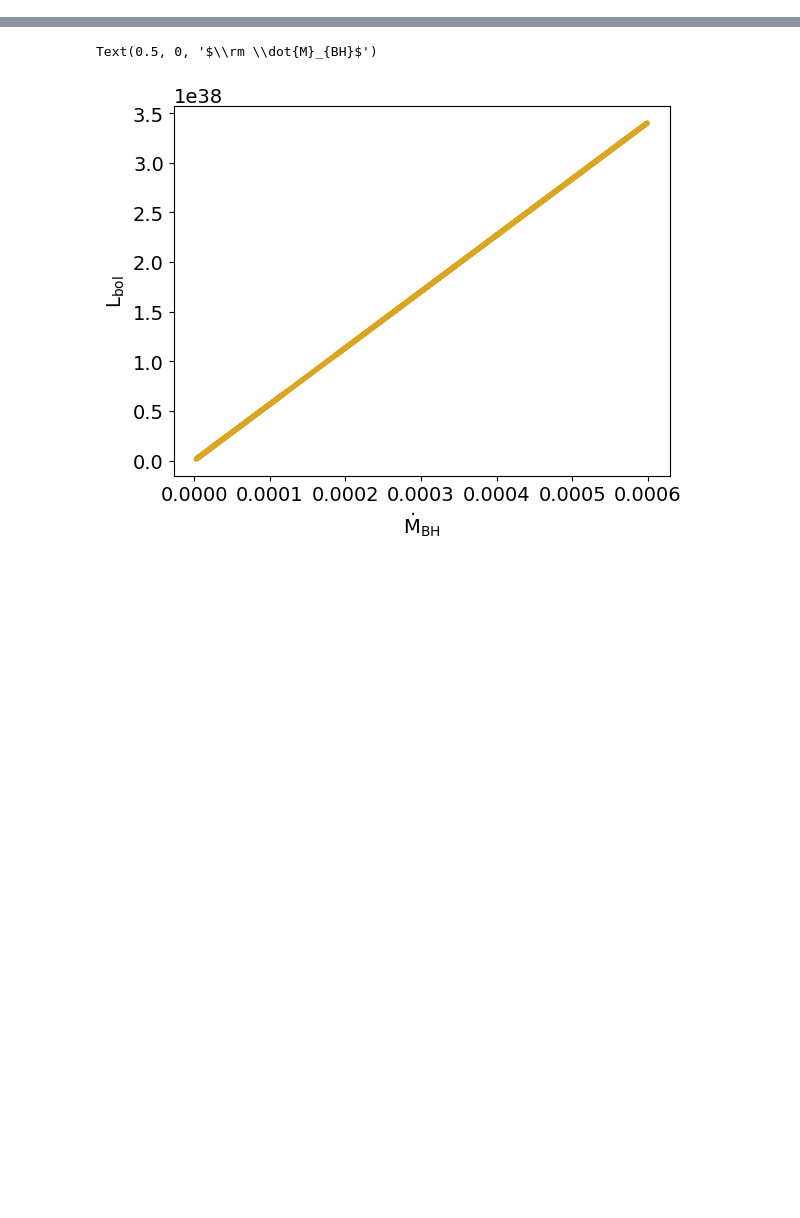
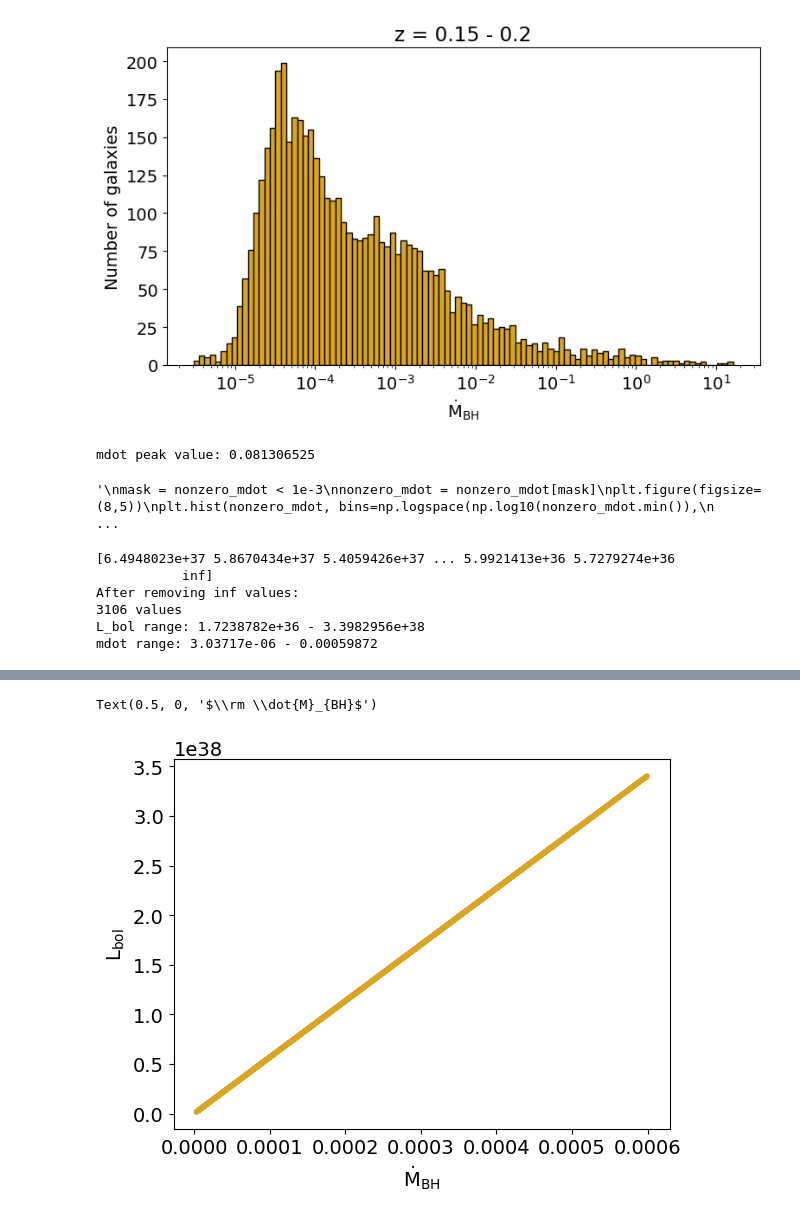
Before and after one commit to sophie-newman/cca-predoc, a Jupyter notebook: bolometric_corrections.ipynb, the cells around one changed output, grey strips where cells are left out. Saved outputs shown, nothing was run; the diff lists cells and outputs as text; code cells hidden in the pictures; blank space fills up the shorter version.

```diff
--- a/bolometric_corrections.ipynb
+++ b/bolometric_corrections.ipynb
@@ -123,2 +130,65 @@ Min: 2.75062e-06
 Max: 16.2607
+# %%
+# Histogram with log-scaled x-axis
+plt.figure(figsize=(8,5))
+plt.hist(nonzero_mdot, bins=np.logspace(np.log10(nonzero_mdot.min()),
+                                           np.log10(nonzero_mdot.max()), 100),
+         edgecolor="black",
+         facecolor="#daa520")
+plt.xscale("log")
+plt.xlabel(r"$\rm \dot{M}_{BH}$")
+plt.ylabel("Number of galaxies")
+plt.title(f'z = {zmin} - {zmax}')
+plt.tight_layout()
+plt.show()
+
+
+# Find the mdot value where the histogram peaks
+counts, bin_edges = np.histogram(nonzero_mdot, bins=100)
+peak_bin_index = np.argmax(counts)
+mdot_peak = 0.5 * (bin_edges[peak_bin_index] + bin_edges[peak_bin_index + 1])
+print("mdot peak value:", mdot_peak)
+
+"""
+mask = nonzero_mdot < 1e-3
+nonzero_mdot = nonzero_mdot[mask]
+plt.figure(figsize=(8,5))
+plt.hist(nonzero_mdot, bins=np.logspace(np.log10(nonzero_mdot.min()),
+                                           np.log10(nonzero_mdot.max()), 100),
+         edgecolor="black",
+         facecolor="#daa520")
+plt.xscale("log")
+plt.xlabel(r"$\rm \dot{M}_{BH}$")
+plt.ylabel("Number of galaxies")
+plt.title(f'z = {zmin} - {zmax}')
+plt.tight_layout()
+plt.show()
+"""
+# %% [output]
+[figure, added]
+mdot peak value: 0.081306525
+'\nmask = nonzero_mdot < 1e-3\nnonzero_mdot = nonzero_mdot[mask]\nplt.figure(figsize=(8,5))\nplt.hist(nonzero_mdot, bins=np.logspace(np.log10(nonzero_mdot.min()),\n                                     ...
+# %%
+# nonzero_mdot varies from 1e-5 to 1e1
+
+L_bol = 0.1 * (nonzero_mdot * 1.9891e33 / 3.154e+7) * (3e8)**2 # erg/s
+
+print(L_bol)
+
+# Boolean mask: True where finite, False where inf/-inf/NaN
+mask = np.isfinite(L_bol)
+L_bol = L_bol[mask]
+nonzero_mdot = nonzero_mdot[mask]
+
+print('After removing inf values:')
+print(len(L_bol), 'values')
+print('L_bol range:', min(L_bol), '-', max(L_bol))
+print('mdot range:', min(nonzero_mdot), '-', max(nonzero_mdot))
+# %% [output]
+[6.4948023e+37 5.8670434e+37 5.4059426e+37 ... 5.9921413e+36 5.7279274e+36
+           inf]
+After removing inf values:
+3106 values
+L_bol range: 1.7238782e+36 - 3.3982956e+38
+mdot range: 3.03717e-06 - 0.00059872
 # %%
```
Also changed, not shown: parts of 12 cells of this notebook.
